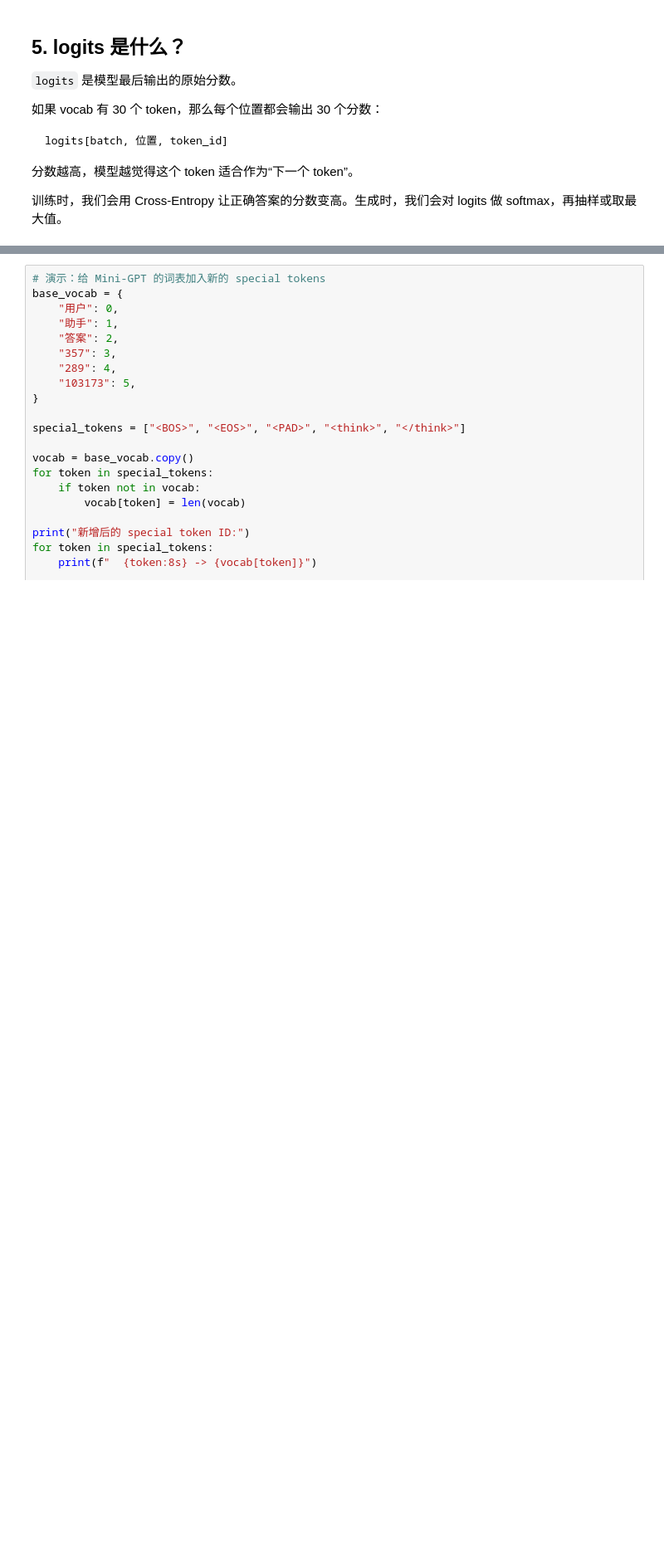
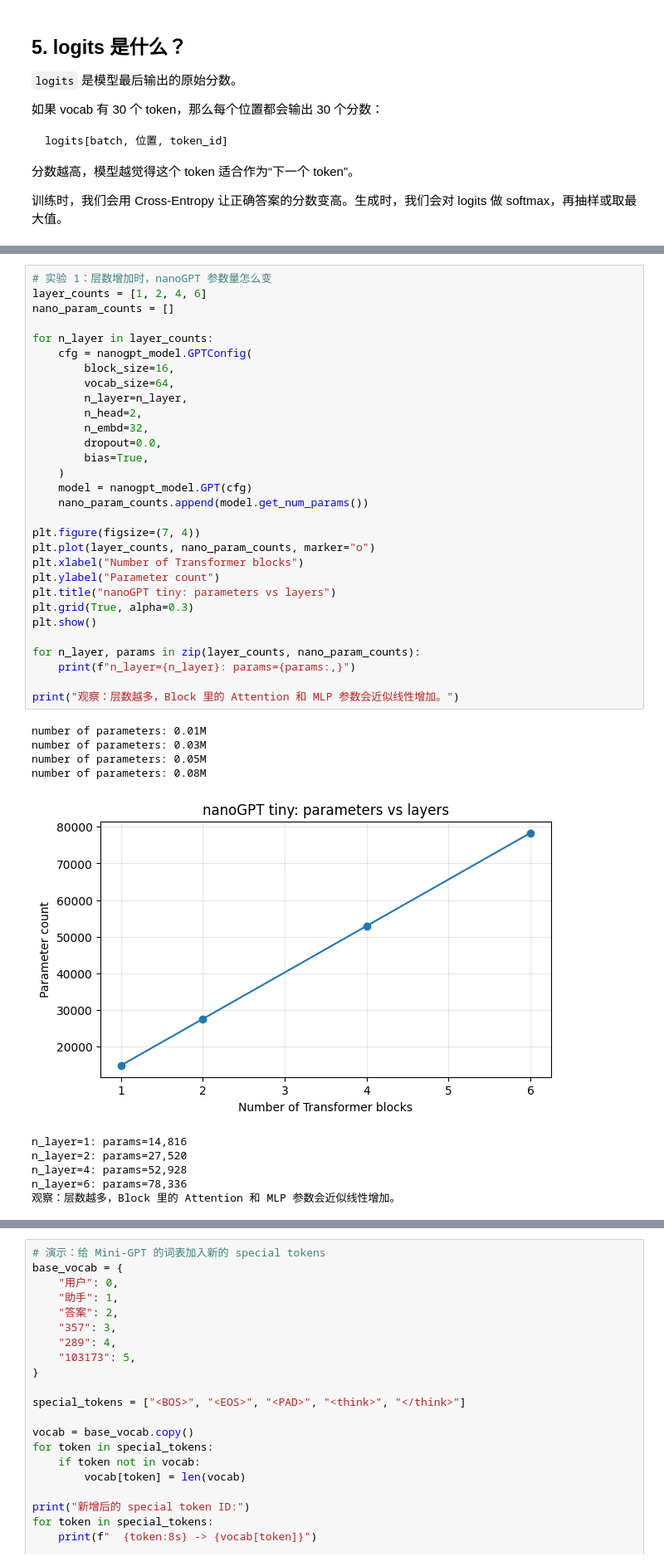
Before and after one commit to Stefan0219/modern-llm-notebook, a Jupyter notebook: notebooks/part1-foundation/05-mini-gpt.ipynb, the cells around one changed output, grey strips where cells are left out. Shown at 83% size. Cells and saved outputs as stored; diff of their text form; blank space fills up the shorter version.

```diff
--- a/notebooks/part1-foundation/05-mini-gpt.ipynb
+++ b/notebooks/part1-foundation/05-mini-gpt.ipynb
@@ -332,0 +495,41 @@ print("关键观察：GPT-2 的 wte/wpe 加起来以后，形状还是 [batch, s
+# %%
+# 实验 1：层数增加时，nanoGPT 参数量怎么变
+layer_counts = [1, 2, 4, 6]
+nano_param_counts = []
+
+for n_layer in layer_counts:
+    cfg = nanogpt_model.GPTConfig(
+        block_size=16,
+        vocab_size=64,
+        n_layer=n_layer,
+        n_head=2,
+        n_embd=32,
+        dropout=0.0,
+        bias=True,
+    )
+    model = nanogpt_model.GPT(cfg)
+    nano_param_counts.append(model.get_num_params())
+
+plt.figure(figsize=(7, 4))
+plt.plot(layer_counts, nano_param_counts, marker="o")
+plt.xlabel("Number of Transformer blocks")
+plt.ylabel("Parameter count")
+plt.title("nanoGPT tiny: parameters vs layers")
+plt.grid(True, alpha=0.3)
+plt.show()
+
+for n_layer, params in zip(layer_counts, nano_param_counts):
+    print(f"n_layer={n_layer}: params={params:,}")
+
+print("观察：层数越多，Block 里的 Attention 和 MLP 参数会近似线性增加。")
+# %% [output]
+number of parameters: 0.01M
+number of parameters: 0.03M
+number of parameters: 0.05M
+number of parameters: 0.08M
+[figure, added]
+n_layer=1: params=14,816
+n_layer=2: params=27,520
+n_layer=4: params=52,928
+n_layer=6: params=78,336
+观察：层数越多，Block 里的 Attention 和 MLP 参数会近似线性增加。
```
Also changed, not shown: parts of 18 cells of this notebook, 5 other files.
